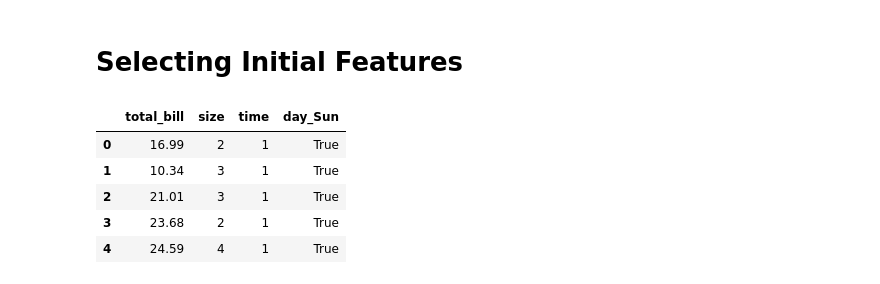
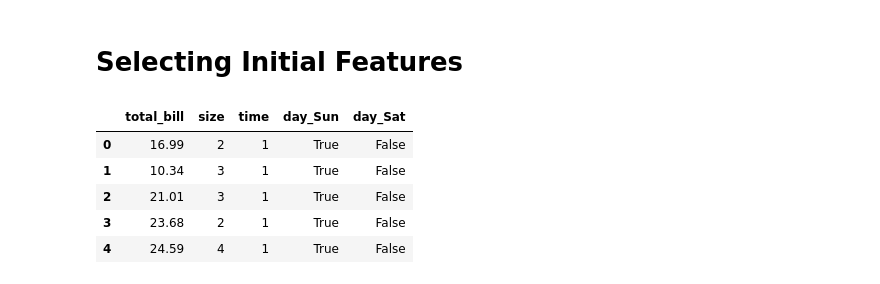
Before and after one commit to AliMHD1377/predicting-tips, a Jupyter notebook: predicting_tips.ipynb, the cells around one changed output. Cells and saved outputs as stored; diff of their text form; code cells hidden in the pictures.

```diff
--- a/predicting_tips.ipynb
+++ b/predicting_tips.ipynb
@@ -164,13 +164,13 @@ Name: tip, dtype: float64
 # Selecting Initial Features
 # %%
 # انتخاب ویژگی‌های مهم
-selected_features = ['total_bill', 'size', 'time','day_Sun']
+selected_features = ['total_bill', 'size', 'time','day_Sun', 'day_Sat']
 X_selected = tips_df[selected_features]
 X_selected.head()
 # %% [output]
-|  | total_bill | size | time | day_Sun |
-| 0 | 16.99 | 2 | 1 | True |
-| 1 | 10.34 | 3 | 1 | True |
-| 2 | 21.01 | 3 | 1 | True |
-| 3 | 23.68 | 2 | 1 | True |
-| 4 | 24.59 | 4 | 1 | True |
+|  | total_bill | size | time | day_Sun | day_Sat |
+| 0 | 16.99 | 2 | 1 | True | False |
+| 1 | 10.34 | 3 | 1 | True | False |
+| 2 | 21.01 | 3 | 1 | True | False |
+| 3 | 23.68 | 2 | 1 | True | False |
+| 4 | 24.59 | 4 | 1 | True | False |
```
Also changed, not shown: parts of 5 cells of this notebook.
